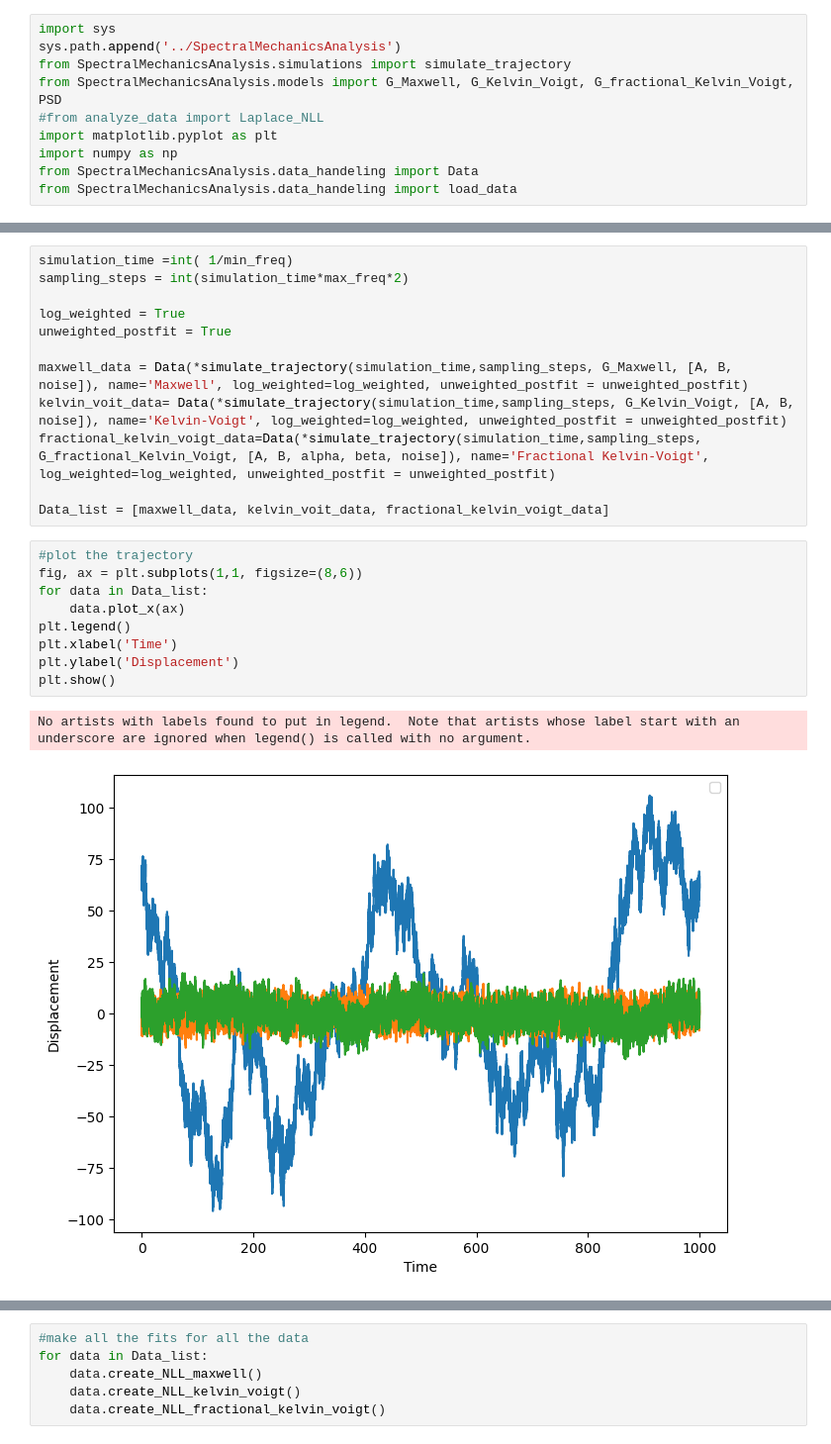
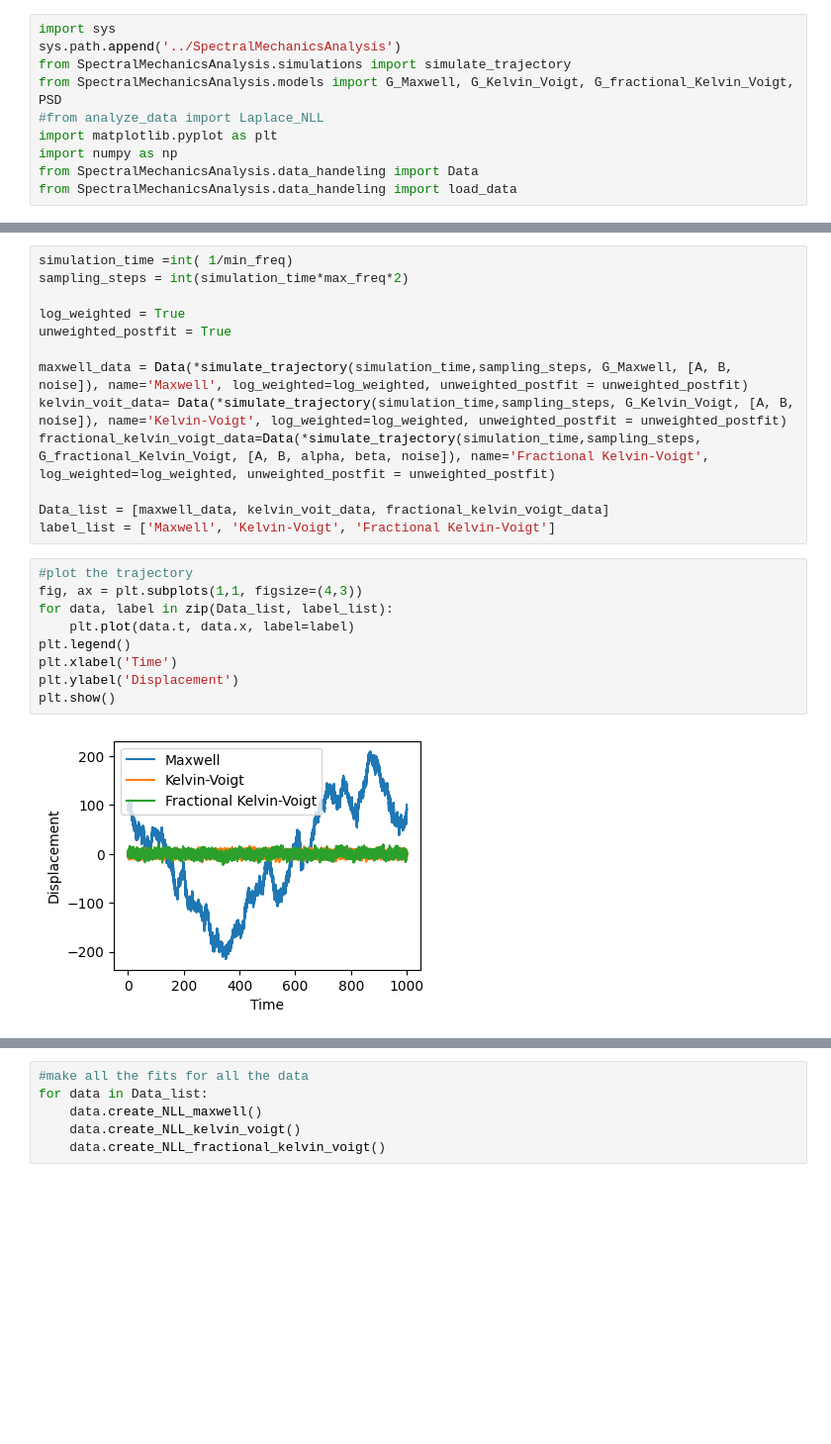
Before and after one commit to wusche1/Spctral-Noise-Filtering, a Jupyter notebook: demos/simulating_trajectories.ipynb, the cells around one changed output, grey strips where cells are left out. Shown at 99% size. Drawn from its saved outputs; the diff is of its cells as text; blank space fills up the shorter version.

```diff
--- a/demos/simulating_trajectories.ipynb
+++ b/demos/simulating_trajectories.ipynb
@@ -66,16 +46,16 @@ kelvin_voit_data= Data(*simulate_trajectory(simulation_time,sampling_steps, G_Ke
 fractional_kelvin_voigt_data=Data(*simulate_trajectory(simulation_time,sampling_steps, G_fractional_Kelvin_Voigt, [A, B, alpha, beta, noise]), name='Fractional Kelvin-Voigt', log_weighted=log_weighted, unweighted_postfit = unweighted_postfit)
 
 Data_list = [maxwell_data, kelvin_voit_data, fractional_kelvin_voigt_data]
+label_list = ['Maxwell', 'Kelvin-Voigt', 'Fractional Kelvin-Voigt']
 # %%
 #plot the trajectory
-fig, ax = plt.subplots(1,1, figsize=(8,6))
-for data in Data_list:
-    data.plot_x(ax)
+fig, ax = plt.subplots(1,1, figsize=(4,3))
+for data, label in zip(Data_list, label_list):
+    plt.plot(data.t, data.x, label=label)
 plt.legend()
 plt.xlabel('Time')
 plt.ylabel('Displacement')
 plt.show()
 # %% [output]
-No artists with labels found to put in legend.  Note that artists whose label start with an underscore are ignored when legend() is called with no argument.
-[figure, old version]
+[figure, new version]
 # %%
```
Also changed, not shown: parts of 6 cells of this notebook, 6 other files.
